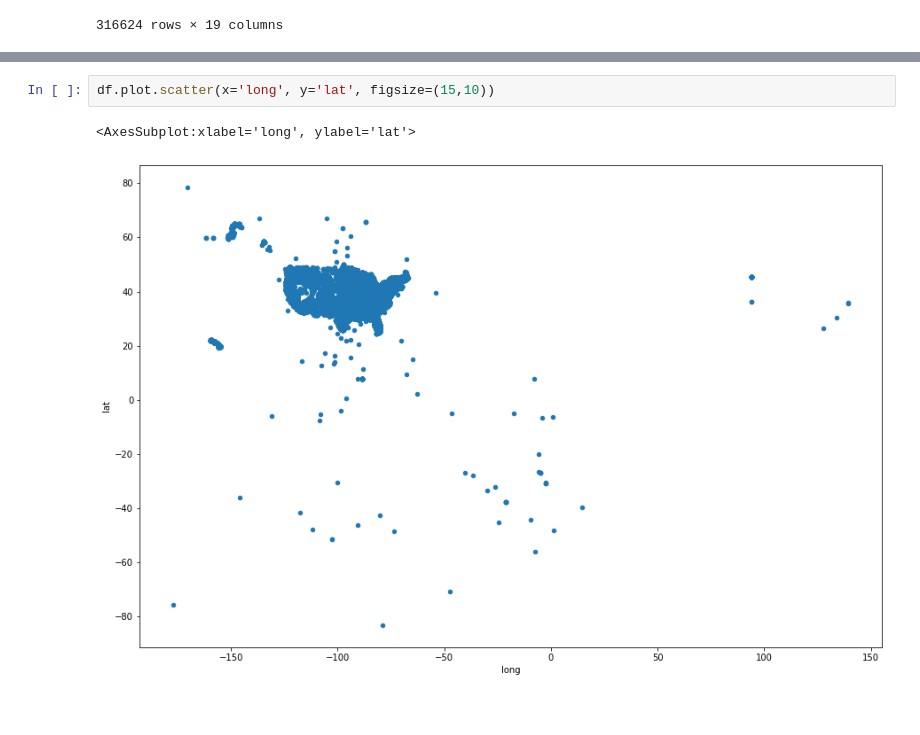
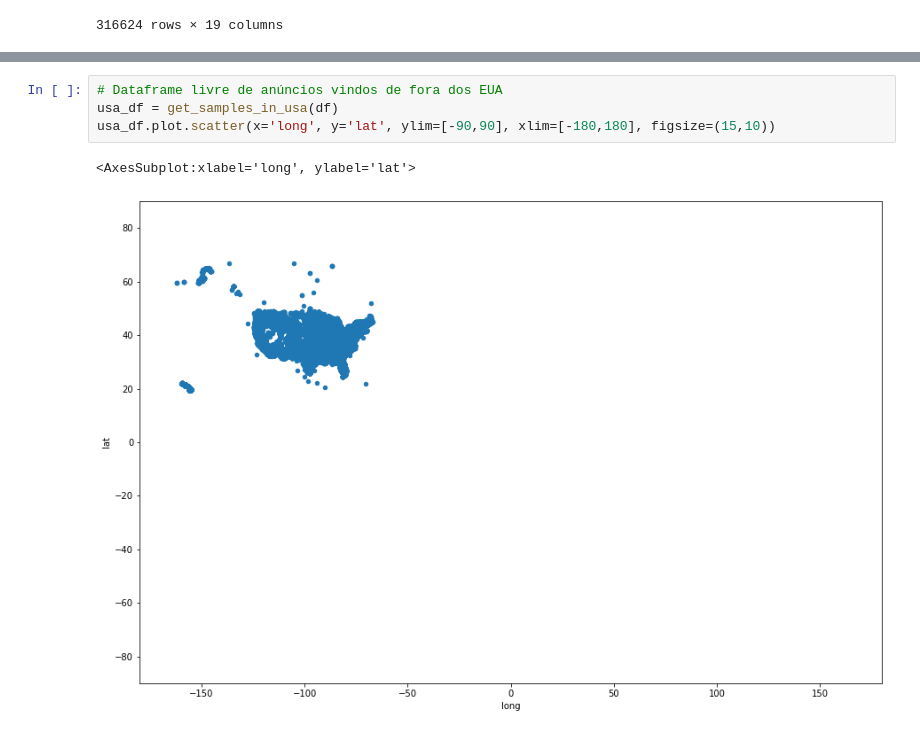
Before and after one commit to mbs8/IF679-ciencia-de-dados, a Jupyter notebook: notebooks/2-pre_processing.ipynb, the cells around one changed output, grey strips where cells are left out. Saved outputs shown, nothing was run; the diff lists cells and outputs as text.

```diff
--- a/notebooks/2-pre_processing.ipynb
+++ b/notebooks/2-pre_processing.ipynb
@@ -809,5 +827,7 @@ df
 # %%
-df.plot.scatter(x='long', y='lat', figsize=(15,10))
+# Dataframe livre de anúncios vindos de fora dos EUA
+usa_df = get_samples_in_usa(df)
+usa_df.plot.scatter(x='long', y='lat', ylim=[-90,90], xlim=[-180,180], figsize=(15,10))
 # %% [output]
 <AxesSubplot:xlabel='long', ylabel='lat'>
-[figure, old version]
+[figure, new version]
```
Also changed, not shown: parts of 5 cells of this notebook, 2 other files.
